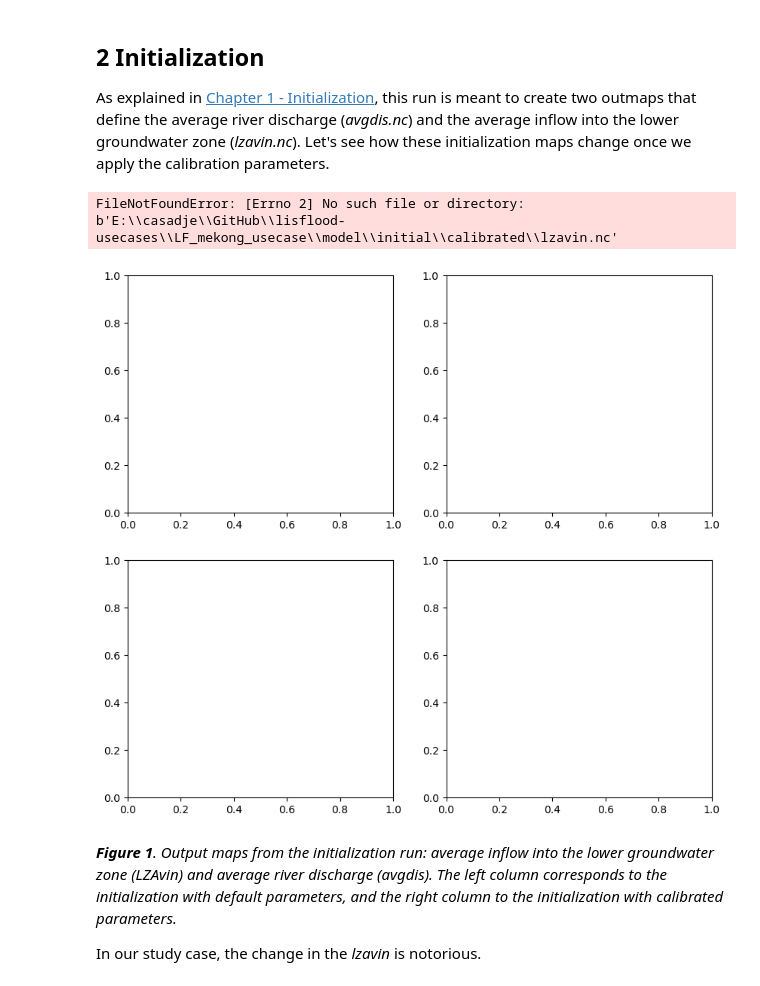
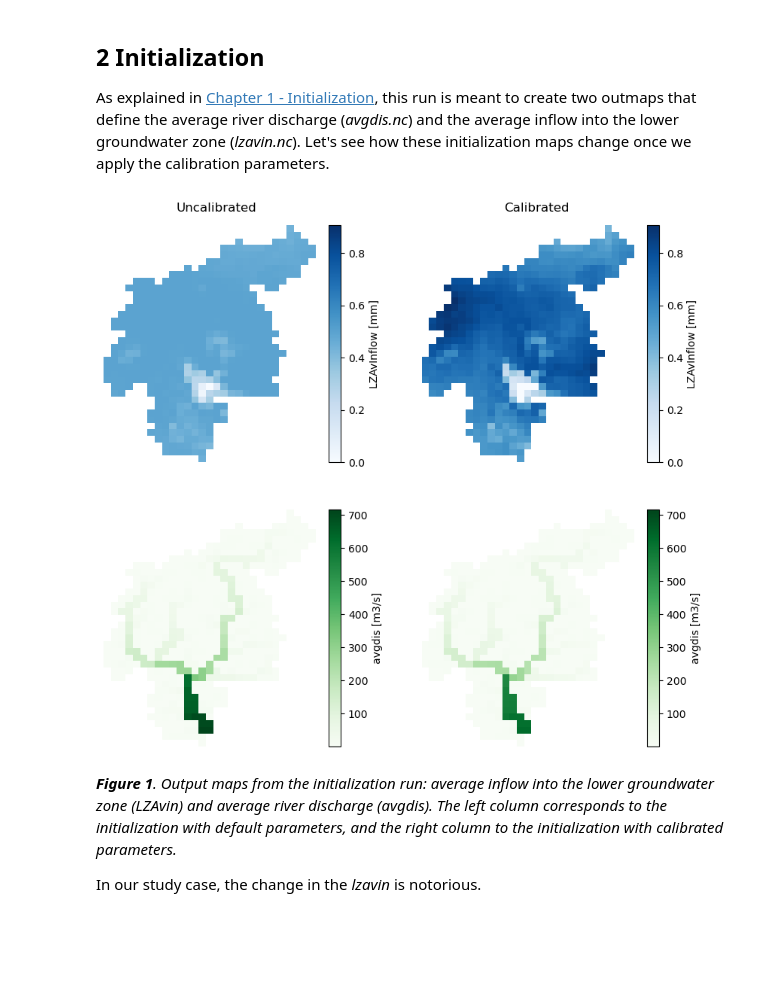
Before and after one commit to ec-jrc/lisflood-usecases, a Jupyter notebook: LF_mekong_usecase/docs/notebooks/4_following_steps.ipynb, the cells around one changed output. Saved outputs shown, nothing was run; the diff lists cells and outputs as text; code cells hidden in the pictures; blank space fills up the shorter version.

Commit message:
Update notebooks to the new model

```diff
--- a/LF_mekong_usecase/docs/notebooks/4_following_steps.ipynb
+++ b/LF_mekong_usecase/docs/notebooks/4_following_steps.ipynb
@@ -67,7 +68,9 @@ import matplotlib.pyplot as plt
 from lisflood_read_plot import *
 
 path_model = Path('../../model/')
-path_out = path_model / 'out' / 'run'
+path_init = path_model / 'results' / 'initial'
+path_warmup = path_model / 'results' / 'warmup'
+path_run = path_model / 'results' / 'run'
 # %% [markdown]
 ## 2 Initialization
 
@@ -75,24 +78,23 @@ As explained in [Chapter 1 - Initialization](1_initialization.ipynb), this run i
 # %%
 fig, ax = plt.subplots(ncols=2, nrows=2, figsize=(10, 9))
 
 for r, (var, cmap) in enumerate(zip(['lzavin', 'avgdis'], ['Blues', 'Greens'])):
-    non_calib = xr.open_dataarray(path_model / 'initial'/ f'{var}.nc')
+    non_calib = xr.open_dataarray(path_init / f'{var}.nc')
     non_calib.close()
-    calib = xr.open_dataarray(path_model / 'initial' / 'calibrated' / f'{var}.nc')
+    calib = xr.open_dataarray(path_init / 'calibrated' / f'{var}.nc')
     calib.close()
 
     vmin = min(non_calib.min(), calib.min())
     vmax = max(non_calib.max(), calib.max())
 
     for c, da in enumerate([non_calib, calib]):
         da.plot(ax=ax[r, c], cmap=cmap, vmin=vmin, vmax=vmax)
         ax[r, c].axis('off')
 
 fig.text(.275, .9, 'Uncalibrated', fontsize=12, horizontalalignment='center')
 fig.text(.7, .9, 'Calibrated', fontsize=12, horizontalalignment='center');
 # %% [output]
-FileNotFoundError: [Errno 2] No such file or directory: b'E:\\casadje\\GitHub\\lisflood-usecases\\LF_mekong_usecase\\model\\initial\\calibrated\\lzavin.nc'
-[figure, old version]
+[figure, new version]
 # %% [markdown]
 ***Figure 1**. Output maps from the initialization run: average inflow into the lower groundwater zone (LZAvin) and average river discharge (avgdis). The left column corresponds to the initialization with default parameters, and the right column to the initialization with calibrated parameters.*
 
```
Also changed, not shown: parts of 4 cells of this notebook, 3 other files.
